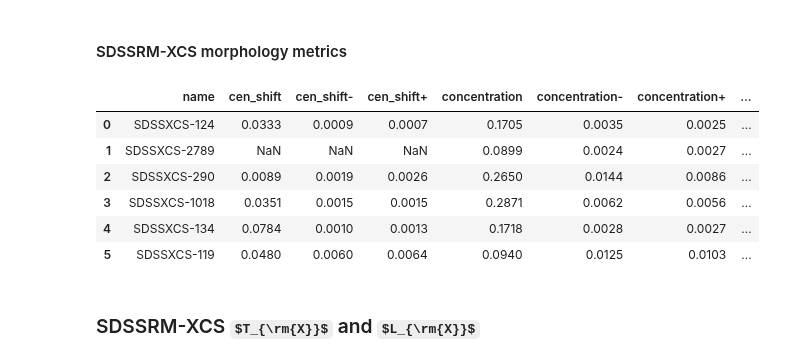
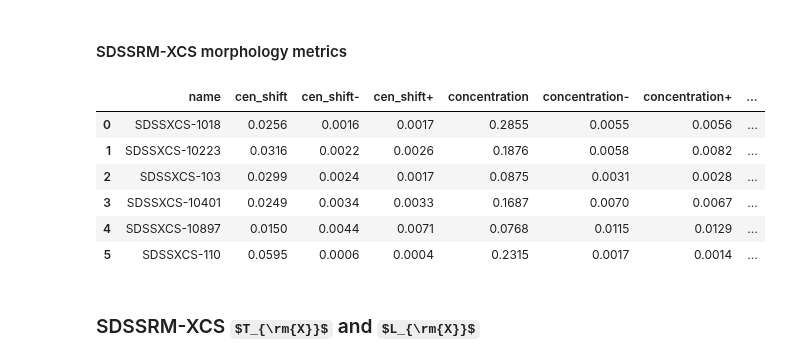
Before and after one commit to DavidT3/XCS-Mass-II-Analysis, a Jupyter notebook: notebooks/exploring_scatter/SDSSRM-XCS_relation_scatter_morphology_dependence.ipynb, the cells around one changed output. Saved outputs shown, nothing was run; the diff lists cells and outputs as text; code cells hidden in the pictures; some formulas as TeX source.

```diff
--- a/notebooks/exploring_scatter/SDSSRM-XCS_relation_scatter_morphology_dependence.ipynb
+++ b/notebooks/exploring_scatter/SDSSRM-XCS_relation_scatter_morphology_dependence.ipynb
@@ -73,16 +112,16 @@ sdssxcs_base['E'] = xcs_cosmo.efunc(sdssxcs_base['z'].values)
 # %% [markdown]
 #### SDSSRM-XCS morphology metrics
 # %%
-sdssxcs_morph = pd.read_csv("../../outputs/result_files/xmm_centshift_concentration.csv")
+sdssxcs_morph = pd.read_csv("../../outputs/result_files/positions_and_morphology/xmm_centshift_concentration.csv")
 sdssxcs_morph.head(6)
 # %% [output]
 |  | name | cen_shift | cen_shift- | cen_shift+ | concentration | concentration- | concentration+ | ... |
-| 0 | SDSSXCS-124 | 0.0333 | 0.0009 | 0.0007 | 0.1705 | 0.0035 | 0.0025 | ... |
-| 1 | SDSSXCS-2789 | NaN | NaN | NaN | 0.0899 | 0.0024 | 0.0027 | ... |
-| 2 | SDSSXCS-290 | 0.0089 | 0.0019 | 0.0026 | 0.2650 | 0.0144 | 0.0086 | ... |
-| 3 | SDSSXCS-1018 | 0.0351 | 0.0015 | 0.0015 | 0.2871 | 0.0062 | 0.0056 | ... |
-| 4 | SDSSXCS-134 | 0.0784 | 0.0010 | 0.0013 | 0.1718 | 0.0028 | 0.0027 | ... |
-| 5 | SDSSXCS-119 | 0.0480 | 0.0060 | 0.0064 | 0.0940 | 0.0125 | 0.0103 | ... |
+| 0 | SDSSXCS-1018 | 0.0256 | 0.0016 | 0.0017 | 0.2855 | 0.0055 | 0.0056 | ... |
+| 1 | SDSSXCS-10223 | 0.0316 | 0.0022 | 0.0026 | 0.1876 | 0.0058 | 0.0082 | ... |
+| 2 | SDSSXCS-103 | 0.0299 | 0.0024 | 0.0017 | 0.0875 | 0.0031 | 0.0028 | ... |
+| 3 | SDSSXCS-10401 | 0.0249 | 0.0034 | 0.0033 | 0.1687 | 0.0070 | 0.0067 | ... |
+| 4 | SDSSXCS-10897 | 0.0150 | 0.0044 | 0.0071 | 0.0768 | 0.0115 | 0.0129 | ... |
+| 5 | SDSSXCS-110 | 0.0595 | 0.0006 | 0.0004 | 0.2315 | 0.0017 | 0.0014 | ... |
 # %% [markdown]
 ### SDSSRM-XCS $T_{\rm{X}}$ and $L_{\rm{X}}$
 # %%
```
Also changed, not shown: parts of 75 cells of this notebook.
